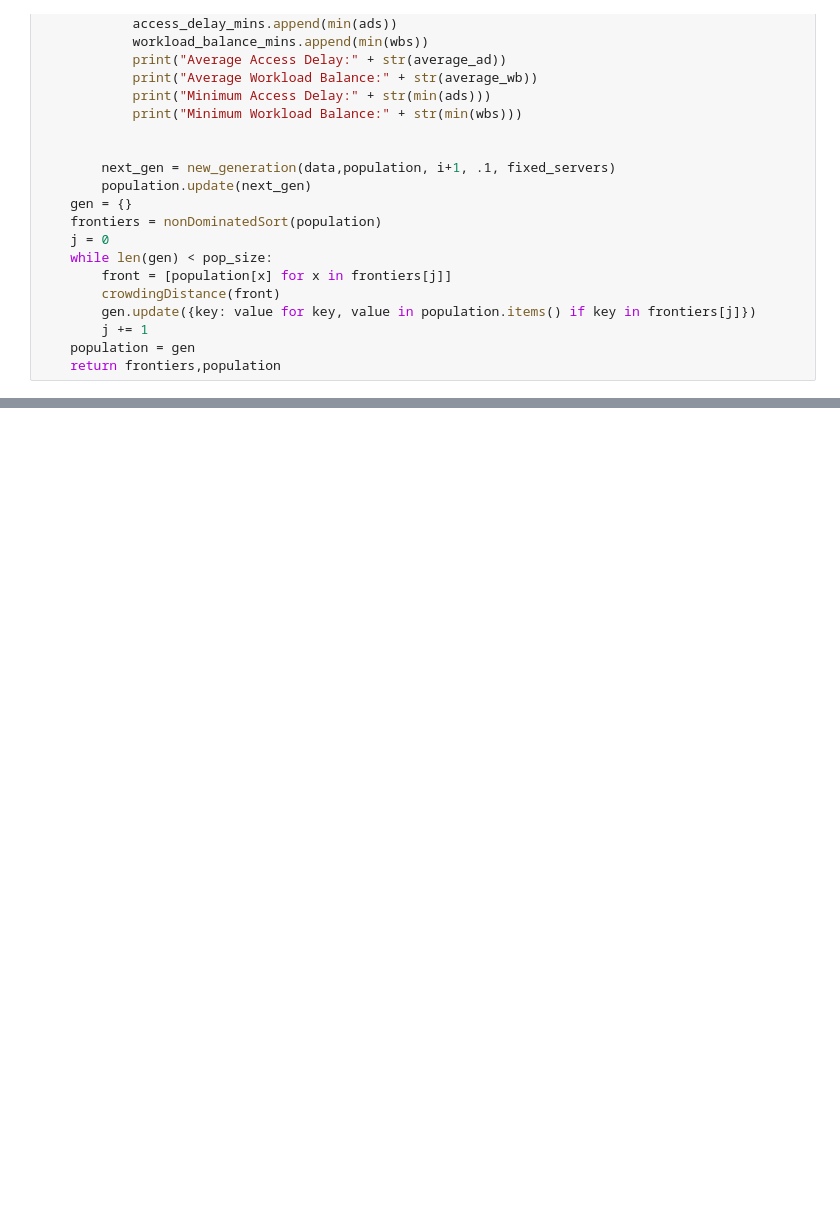
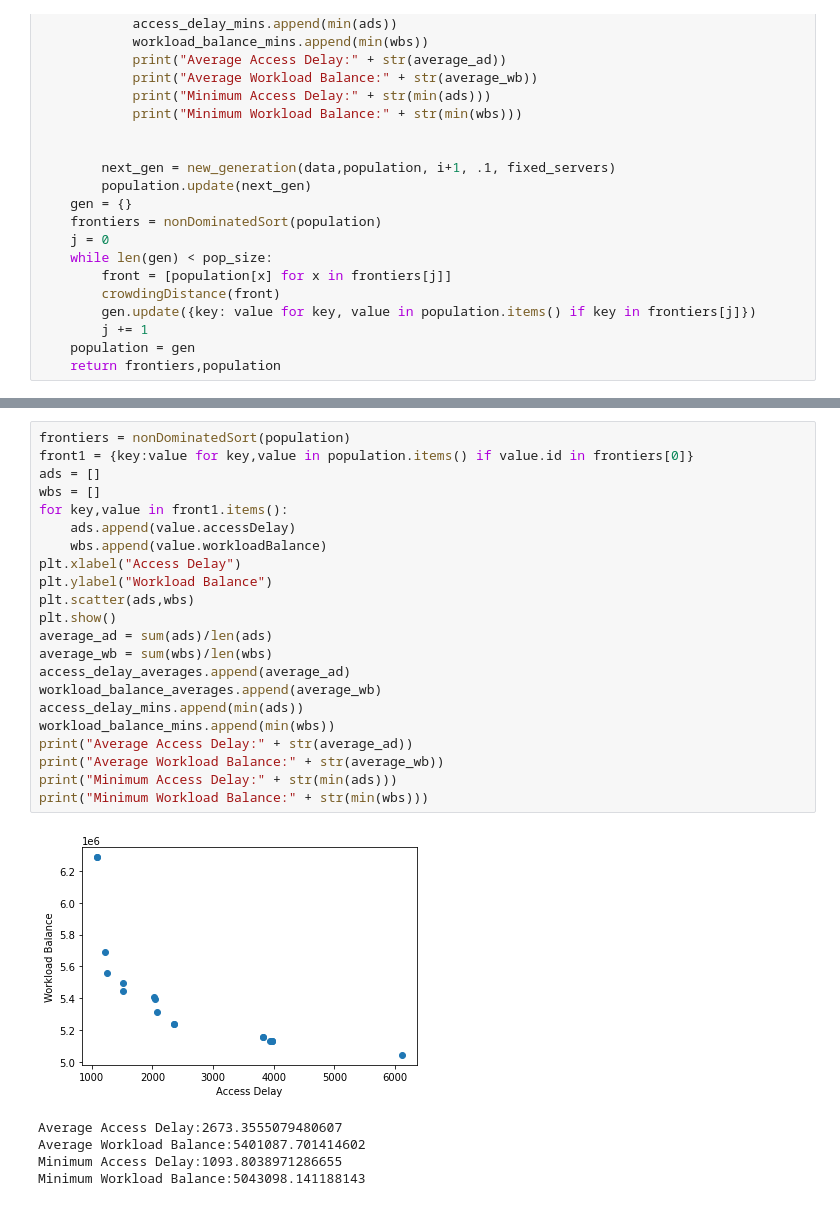
Before and after one commit to loukotaj/812Project, a Jupyter notebook: genetic_approach.ipynb, the cells around one changed output, grey strips where cells are left out. Saved outputs shown, nothing was run; the diff lists cells and outputs as text; blank space fills up the shorter version.

```diff
--- a/genetic_approach.ipynb
+++ b/genetic_approach.ipynb
@@ -299,0 +370,28 @@ TypeError: 'builtin_function_or_method' object is not iterable
+# %%
+frontiers = nonDominatedSort(population)
+front1 = {key:value for key,value in population.items() if value.id in frontiers[0]}
+ads = []
+wbs = []
+for key,value in front1.items():
+    ads.append(value.accessDelay)
+    wbs.append(value.workloadBalance)
+plt.xlabel("Access Delay")
+plt.ylabel("Workload Balance")
+plt.scatter(ads,wbs)
+plt.show()
+average_ad = sum(ads)/len(ads)
+average_wb = sum(wbs)/len(wbs)
+access_delay_averages.append(average_ad)
+workload_balance_averages.append(average_wb)
+access_delay_mins.append(min(ads))
+workload_balance_mins.append(min(wbs))
+print("Average Access Delay:" + str(average_ad))
+print("Average Workload Balance:" + str(average_wb))
+print("Minimum Access Delay:" + str(min(ads)))
+print("Minimum Workload Balance:" + str(min(wbs)))
+# %% [output]
+[figure, added]
+Average Access Delay:2673.3555079480607
+Average Workload Balance:5401087.701414602
+Minimum Access Delay:1093.8038971286655
+Minimum Workload Balance:5043098.141188143
```
Also changed, not shown: parts of 8 cells of this notebook, 2 other files.
